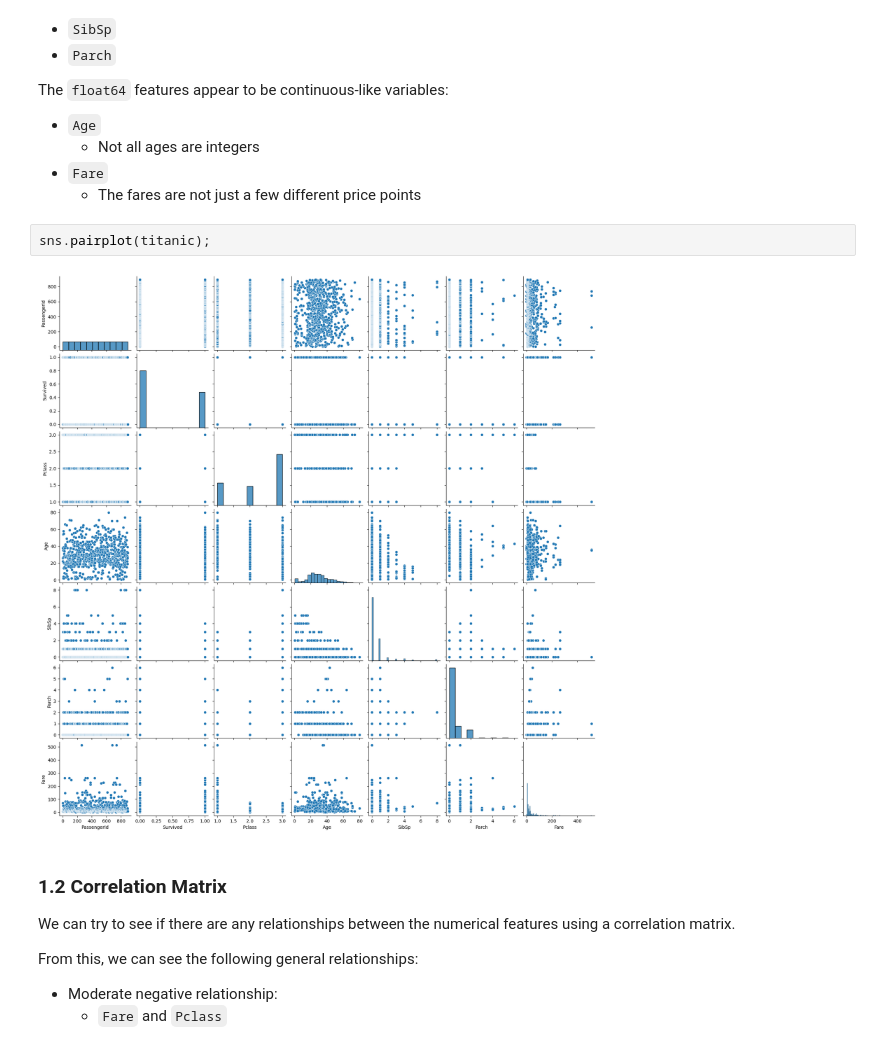
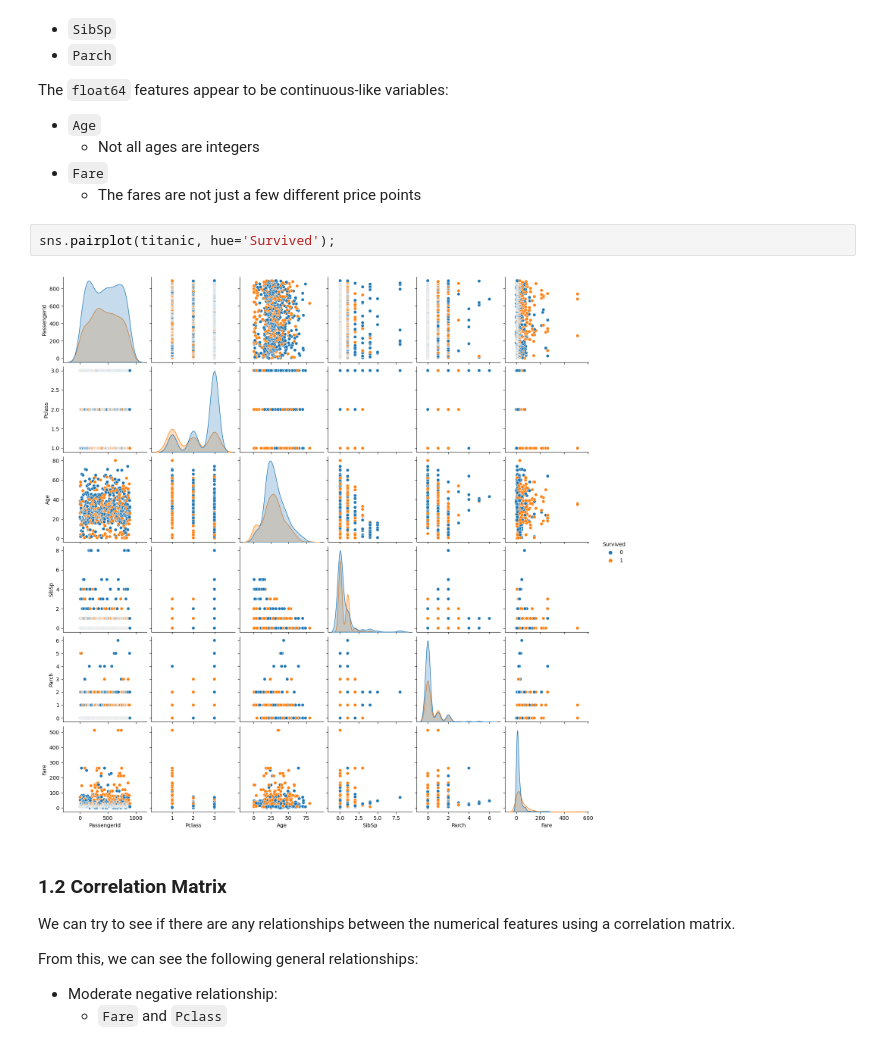
Before and after one commit to mochkt/learning-ds, a Jupyter notebook: titanic/Titanic.ipynb, the cells around one changed output. Saved outputs shown, nothing was run; the diff lists cells and outputs as text.

Commit message:
Updated Titanic

```diff
--- a/titanic/Titanic.ipynb
+++ b/titanic/Titanic.ipynb
@@ -128,9 +129,9 @@ The `float64` features appear to be continuous-like variables:
 - `Fare`
     - The fares are not just a few different price points
 # %%
-sns.pairplot(titanic);
+sns.pairplot(titanic, hue='Survived');
 # %% [output]
-[figure, old version]
+[figure, new version]
 # %% [markdown]
 ### 1.2 Correlation Matrix <a id="12-correlation-matrix"/>
 We can try to see if there are any relationships between the numerical features using a correlation matrix.
```
Also changed, not shown: parts of 10 cells of this notebook.
